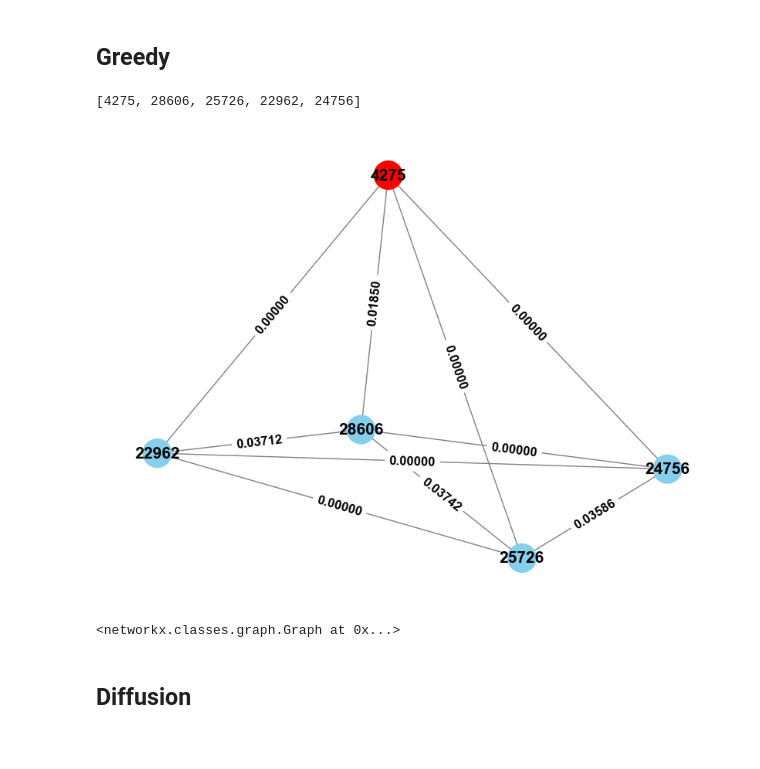
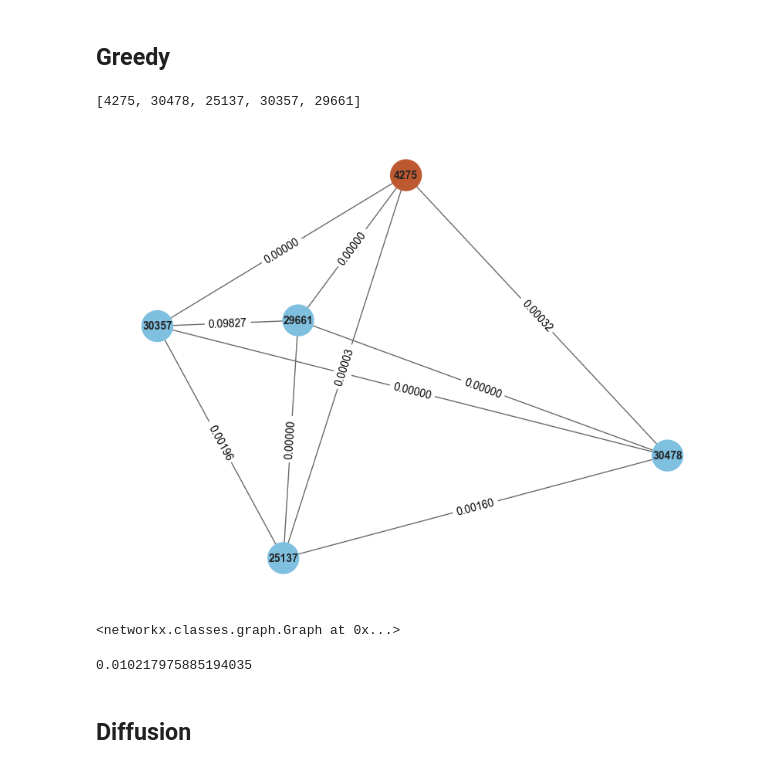
Before and after one commit to ethanoutangoun/chromatin-heart-dev, a Jupyter notebook: pipeline_results.ipynb, the cells around one changed output. Saved outputs shown, nothing was run; the diff lists cells and outputs as text; code cells hidden in the pictures.

Commit message:
update plotting

```diff
--- a/pipeline_results.ipynb
+++ b/pipeline_results.ipynb
@@ -70,8 +70,9 @@ def build_walk_index(contact_matrix):
 
 # LOAD CONTACT MATRICES
 # contact_matrix_zero = np.load('data/hic/wildtype_100kb_zeroed.npy')
-# contact_matrix_zero = np.load('data/hic/wt_100kb_balanced_zeroed.npy')
-contact_matrix_zero = np.load('data/hic/knockout_100kb_balanced_zeroed.npy')
+contact_matrix_zero = np.load('data/hic/wt_100kb_balanced_zeroed.npy')
+
+# contact_matrix_zero = np.load('data/hic/knockout_100kb_balanced_zeroed.npy')
 # %% [output]
 The autoreload extension is already loaded. To reload it, use:
   %reload_ext autoreload
@@ -82,12 +83,13 @@ ttn_clique_greedy = cf.find_greedy_clique(contact_matrix=contact_matrix_zero, n=
 # %%
 ttn_clique_greedy
 # %% [output]
-[4275, 28606, 25726, 22962, 24756]
+[4275, 30478, 25137, 30357, 29661]
 # %%
 import networkx as nx
 import matplotlib.pyplot as plt
 
 def clique_to_graph(contact_matrix, clique, selected_bin=None):
+
     edges = []
     for i in range(len(clique)):
         for j in range(i+1, len(clique)):
@@ -101,19 +103,55 @@ def clique_to_graph(contact_matrix, clique, selected_bin=None):
     pos = nx.spring_layout(G, seed=42)
     plt.figure(figsize=(8, 6))
     nx.draw(G, pos, with_labels=True, node_size=700, node_color=node_colors,
-            font_size=15, font_weight='bold', edge_color='gray')
+            font_size=10, font_weight='bold', edge_color='gray')
 
     labels = nx.get_edge_attributes(G, 'weight')
     labels = {k: f"{v:.5f}" for k, v in labels.items()}
     nx.draw_networkx_edge_labels(G, pos, edge_labels=labels, font_size=12, font_weight='bold')
 
+    plt.tight_layout()
     plt.show()
     return G
 # %%
+import networkx as nx
+import matplotlib.pyplot as plt
+
+def clique_to_graph(contact_matrix, clique, selected_bin=None):
+
+    edges = []
+    for i in range(len(clique)):
+        for j in range(i+1, len(clique)):
+            edges.append((clique[i], clique[j], contact_matrix[clique[i], clique[j]]))
+
+    G = nx.Graph()
+    G.add_nodes_from(clique)
+    G.add_weighted_edges_from(edges)
+
+    base_color = '#7fbfdf'
+    highlight_color = "#bd5931"
+    node_colors = [highlight_color if bin == selected_bin else base_color for bin in clique]
+
+    pos = nx.spring_layout(G, seed=42)
+    plt.figure(figsize=(8, 6))
+    nx.draw(G, pos, with_labels=True, node_size=800, node_color=node_colors,
+            font_size=10, font_weight='bold', edge_color='dimgray', linewidths=1.5, font_color="#232323")
+
+    labels = nx.get_edge_attributes(G, 'weight')
+    labels = {k: f"{v:.5f}" for k, v in labels.items()}
+    nx.draw_networkx_edge_labels(G, pos, edge_labels=labels, font_size=10)
+
+    plt.tight_layout()
+    plt.show()
+    return G
+
 clique_to_graph(contact_matrix_zero, ttn_clique_greedy, selected_bin=TTN_BIN)
 # %% [output]
-[figure, old version]
+[figure, new version]
 <networkx.classes.graph.Graph at 0x...>
+# %%
+core.stats.calculate_avg_interaction_strength(contact_matrix_zero, ttn_clique_greedy)
+# %% [output]
+0.010217975885194035
 # %% [markdown]
 ## Diffusion
 # %%
```
